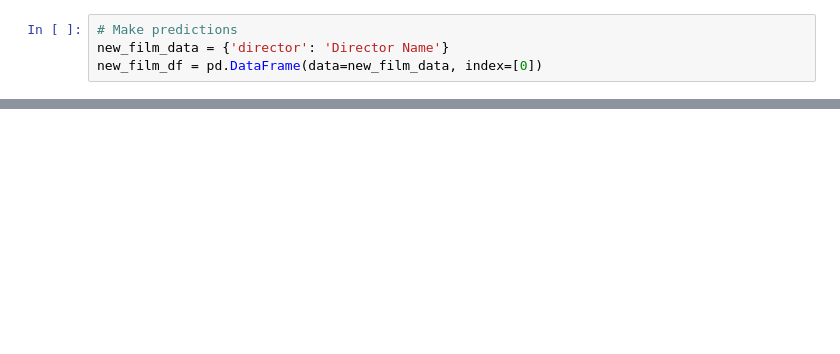
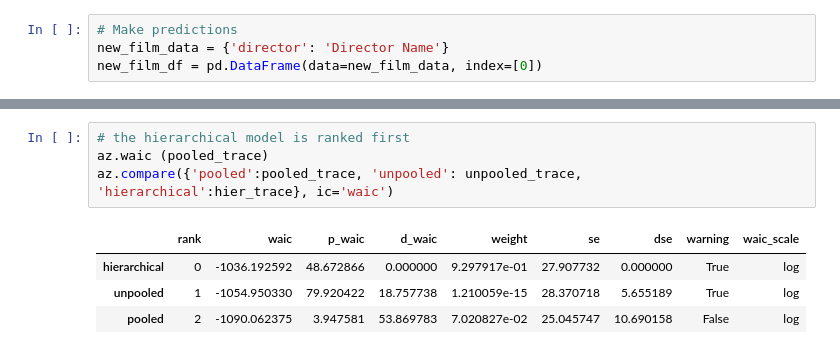
Before and after one commit to FabioLddo/netflix_popular_movies_probabilistic_programming, a Jupyter notebook: project_netflix_analysis.ipynb, the cells around one changed output, grey strips where cells are left out. Drawn from its saved outputs; the diff is of its cells as text; blank space fills up the shorter version.

```diff
--- a/project_netflix_analysis.ipynb
+++ b/project_netflix_analysis.ipynb
@@ -348,0 +615,9 @@ with model:
+# %%
+# the hierarchical model is ranked first
+az.waic (pooled_trace)
+az.compare({'pooled':pooled_trace, 'unpooled': unpooled_trace,  'hierarchical':hier_trace}, ic='waic')
+# %% [output]
+|  | rank | waic | p_waic | d_waic | weight | se | dse | warning | waic_scale |
+| hierarchical | 0 | -1036.192592 | 48.672866 | 0.000000 | 9.297917e-01 | 27.907732 | 0.000000 | True | log |
+| unpooled | 1 | -1054.950330 | 79.920422 | 18.757738 | 1.210059e-15 | 28.370718 | 5.655189 | True | log |
+| pooled | 2 | -1090.062375 | 3.947581 | 53.869783 | 7.020827e-02 | 25.045747 | 10.690158 | False | log |
```
Also changed, not shown: parts of 42 cells of this notebook.
